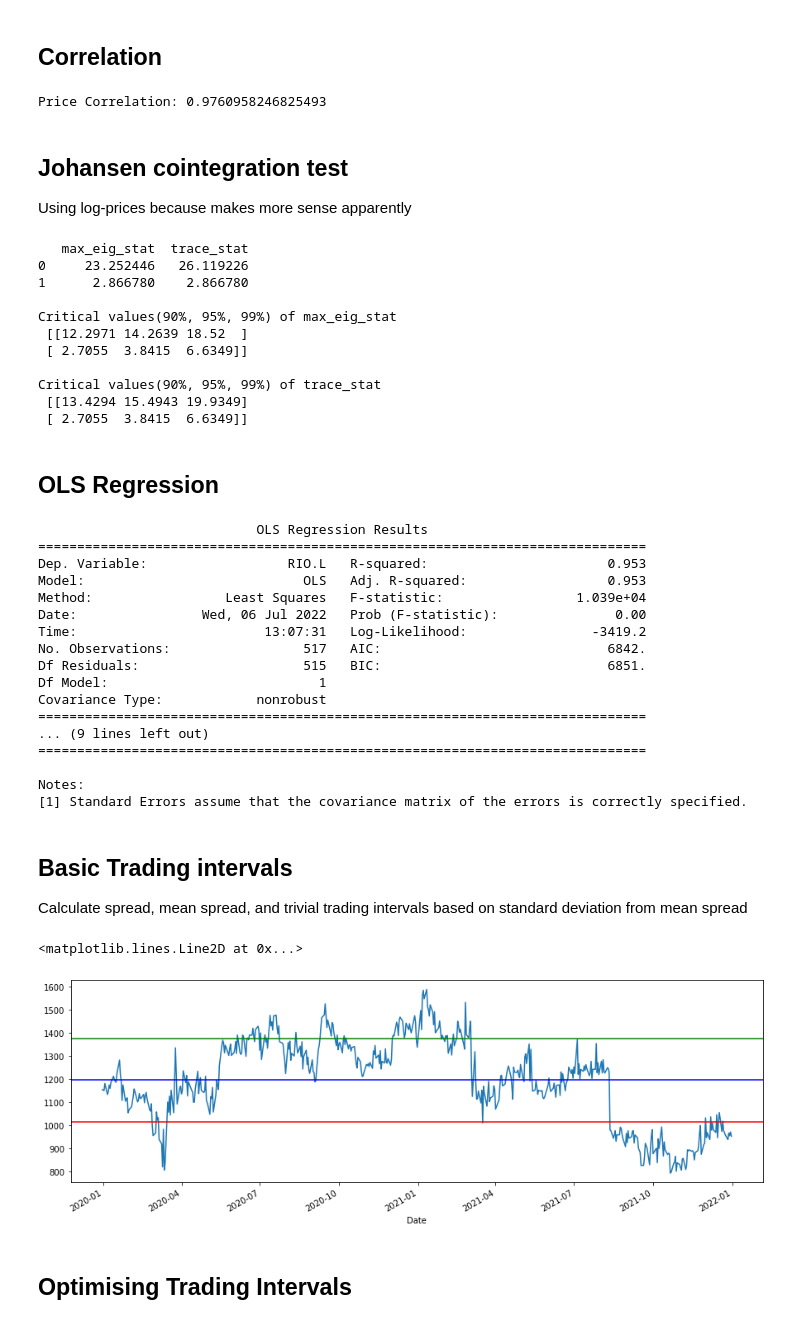
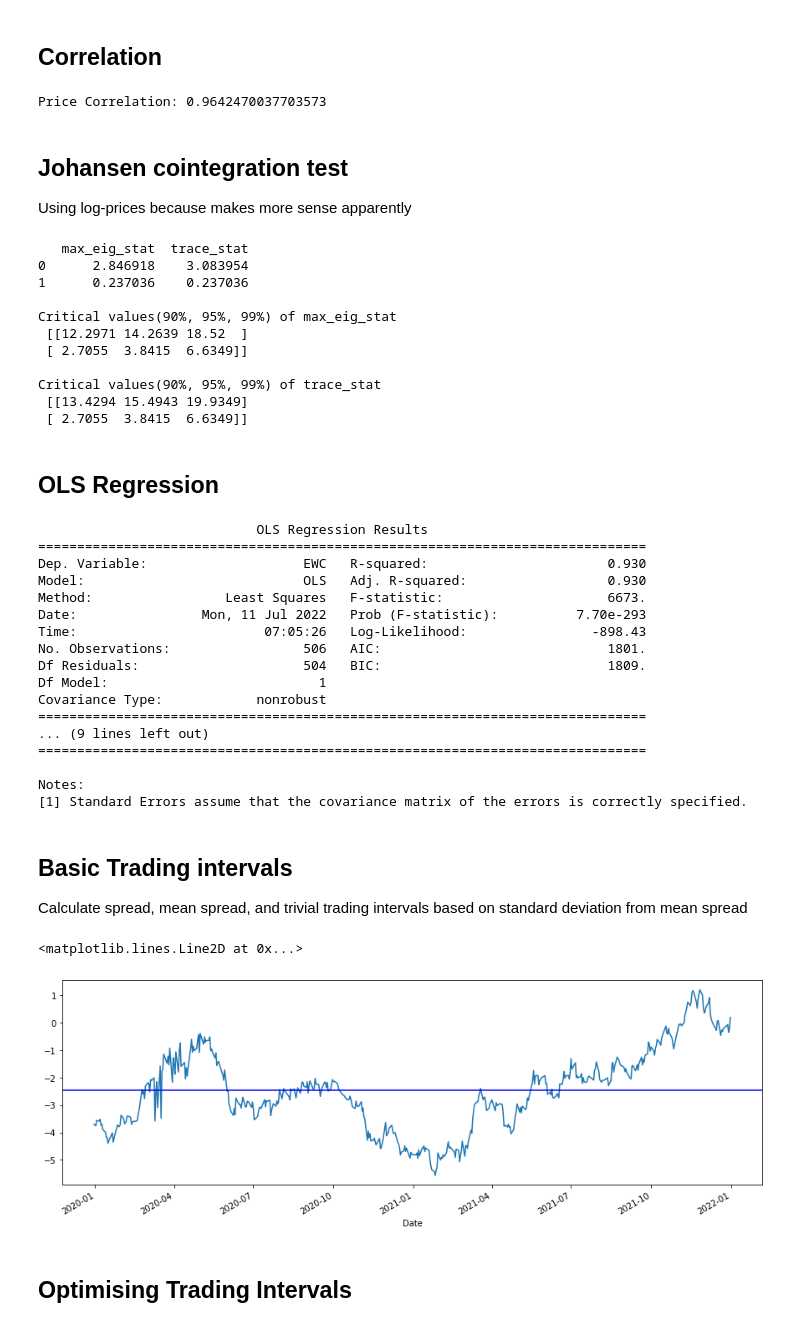
Before and after one commit to tristanritchie/statarb, a Jupyter notebook: scrap_book/StatArb Notepad.ipynb, the cells around one changed output. Cells and saved outputs as stored; diff of their text form; code cells hidden in the pictures.

```diff
--- a/scrap_book/StatArb Notepad.ipynb
+++ b/scrap_book/StatArb Notepad.ipynb
@@ -11,16 +11,16 @@ import statsmodels.api as sm
 # %% [markdown]
 ## Define tickers and date span
 # %%
-ticker1_name = 'RIO'
-ticker2_name = 'RIO.L'
+ticker1_name = 'EWA'
+ticker2_name = 'EWC'
 
 start_date = '2020-01-01'
 end_date = '2022-01-01'
 # %% [markdown]
 ## Get data
 # %%
-wifi = 1
-save_data = 1
+wifi = 0
+save_data = 0
 
 if (wifi == 1):
     ticker1 = yf.Ticker(ticker1_name)
@@ -35,8 +35,8 @@ if (wifi == 1):
         df.to_csv('data/' + ticker1_name + '_' + ticker2_name + '.csv')
 
 else:
-    df = pd.read_csv('data/' + ticker1_name + '_' + ticker2_name + '.csv')
-    df.columns = [ticker1_name, ticker2_name]
+    df = pd.read_csv('data/' + ticker1_name + '_' + ticker2_name + '.csv', parse_dates=True, index_col=0)
+    df.index = pd.to_datetime(df.index)
     df = df.bfill()
 # %%
 df_mean = pd.concat([df[ticker1_name].rolling(window=30, center=True, min_periods=0).mean(),
@@ -63,7 +63,7 @@ Text(0.5, 1.0, 'RIO.L')
 corr = df.corr()
 print('Price Correlation:', corr[ticker1_name][ticker2_name])
 # %% [output]
-Price Correlation: 0.9760958246825493
+Price Correlation: 0.9642470037703573
 # %% [markdown]
 ## Johansen cointegration test
 
@@ -78,8 +78,8 @@ print("Critical values(90%, 95%, 99%) of max_eig_stat\n",jres.cvm,'\n')
 print("Critical values(90%, 95%, 99%) of trace_stat\n",jres.cvt,'\n')
 # %% [output]
    max_eig_stat  trace_stat
-0     23.252446   26.119226
-1      2.866780    2.866780
+0      2.846918    3.083954
+1      0.237036    0.237036
 
 Critical values(90%, 95%, 99%) of max_eig_stat
  [[12.2971 14.2639 18.52  ]
@@ -104,13 +104,13 @@ print(summary)
 # %% [output]
                             OLS Regression Results
 ==============================================================================
-Dep. Variable:                  RIO.L   R-squared:                       0.953
-Model:                            OLS   Adj. R-squared:                  0.953
-Method:                 Least Squares   F-statistic:                 1.039e+04
-Date:                Wed, 06 Jul 2022   Prob (F-statistic):               0.00
-Time:                        13:07:31   Log-Likelihood:                -3419.2
-No. Observations:                 517   AIC:                             6842.
-Df Residuals:                     515   BIC:                             6851.
+Dep. Variable:                    EWC   R-squared:                       0.930
+Model:                            OLS   Adj. R-squared:                  0.930
+Method:                 Least Squares   F-statistic:                     6673.
+Date:                Mon, 11 Jul 2022   Prob (F-statistic):          7.70e-293
+Time:                        07:05:26   Log-Likelihood:                -898.43
+No. Observations:                 506   AIC:                             1801.
+Df Residuals:                     504   BIC:                             1809.
 Df Model:                           1
 Covariance Type:            nonrobust
 ==============================================================================
@@ -134,12 +130,9 @@ lower = spread_mean - (n * spread_std)
 # %%
 ax3 = df_spread.plot(figsize=(15, 5))
-
-ax3.axhline(y=lower, color='r', linestyle='-')
-ax3.axhline(y=upper, color='g', linestyle='-')
 ax3.axhline(y=spread_mean, color='b', linestyle='-')
 # %% [output]
 <matplotlib.lines.Line2D at 0x...>
-[figure, old version]
+[figure, new version]
 # %% [markdown]
 ## Optimising Trading Intervals
 # %%
```
Also changed, not shown: parts of 10 cells of this notebook.
